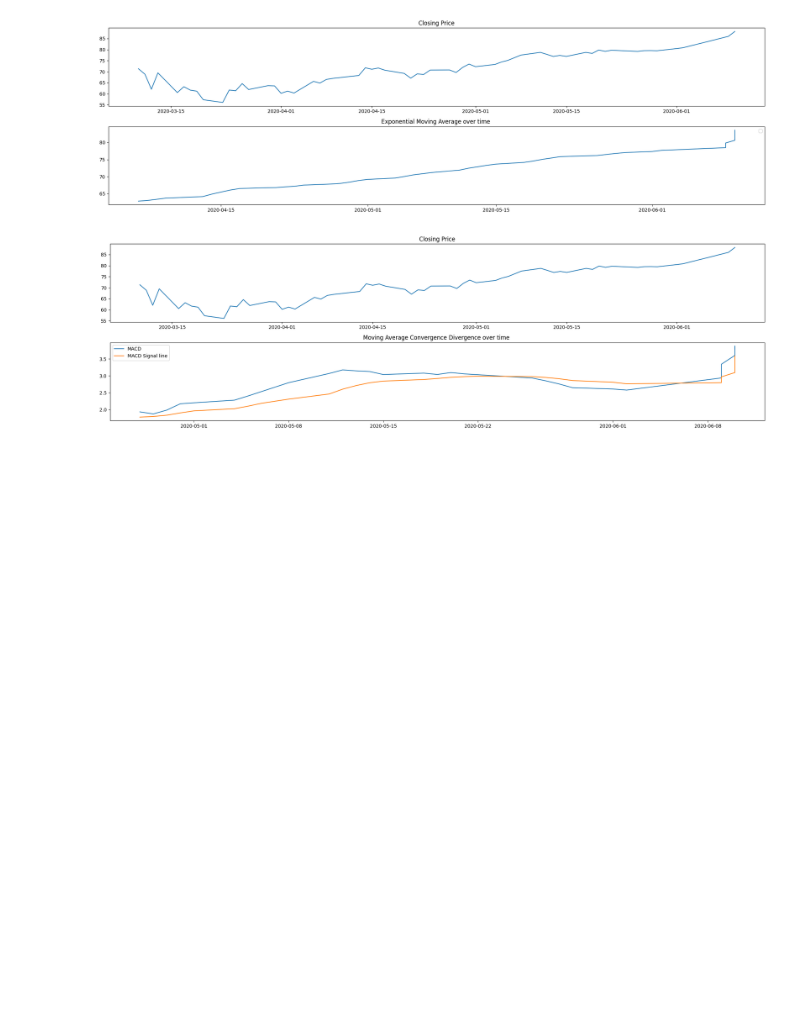
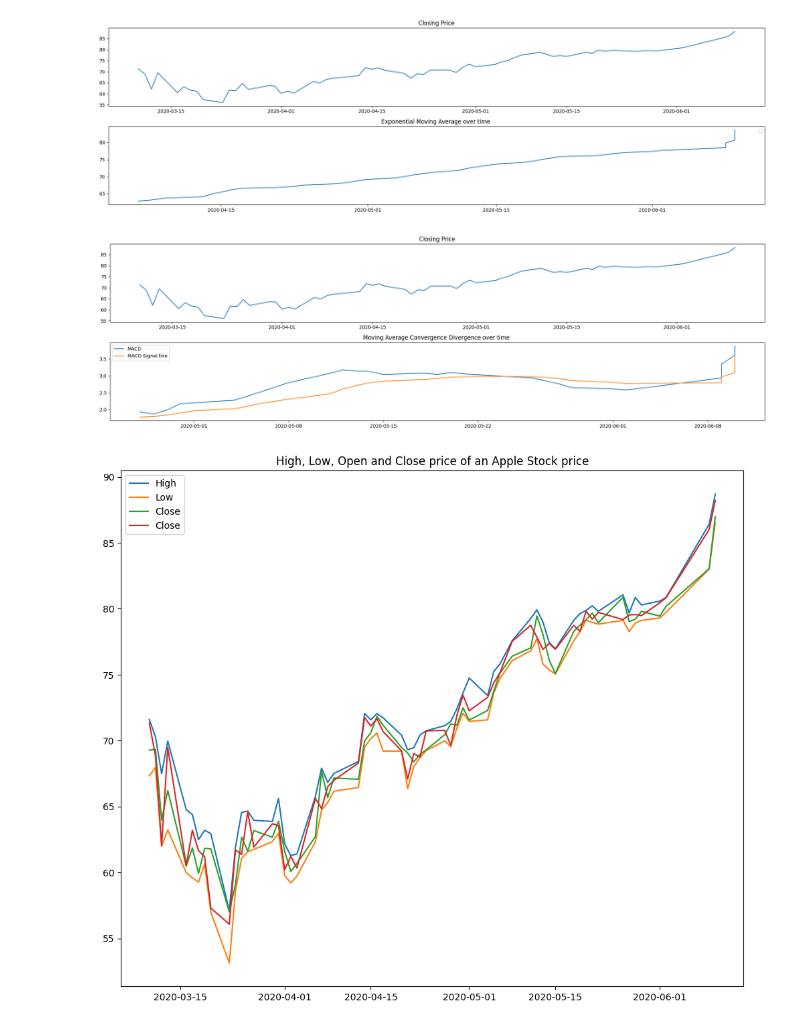
Before and after one commit to Leoul39/AIM-Week_1, a Jupyter notebook: notebooks/Financial_Analysis.ipynb, the cells around one changed output. Saved outputs shown, nothing was run; the diff lists cells and outputs as text; code cells hidden in the pictures; blank space fills up the shorter version.

```diff
--- a/notebooks/Financial_Analysis.ipynb
+++ b/notebooks/Financial_Analysis.ipynb
@@ -71,3 +72,14 @@ analyzer.plot_ema(merged_data);
 analyzer.plot_macd(merged_data);
 # %% [output]
 [figure]
+# %%
+plt.figure(figsize=(12,10))
+plt.plot(merged_data['date'],merged_data['High'],label='High')
+plt.plot(merged_data['date'],merged_data['Low'],label='Low')
+plt.plot(merged_data['date'],merged_data['Open'],label='Close')
+plt.plot(merged_data['date'],merged_data['Close'],label='Close')
+plt.title('High, Low, Open and Close price of an Apple Stock price')
+plt.legend()
+plt.show()
+# %% [output]
+[figure, added]
```
Also changed, not shown: parts of 1 cell of this notebook, 1 other file.
